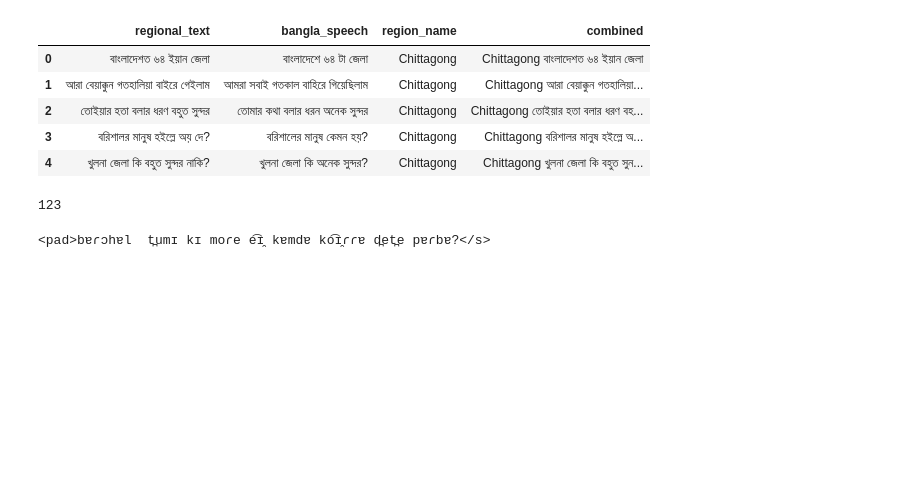
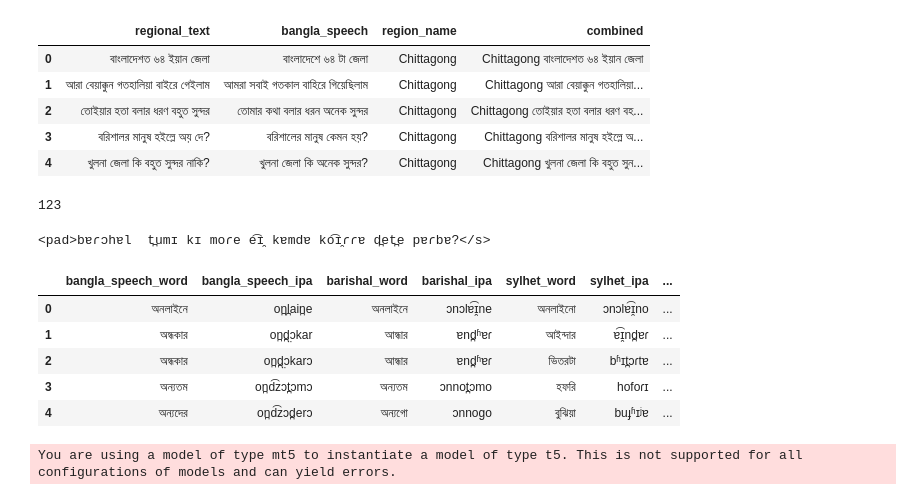
Before and after one commit to farhanarrafi/proto-language-reconstruction-using-bengali-dialects, a Jupyter notebook: colab/Proto_language_reconstruction.ipynb, the cells around one changed output. Drawn from its saved outputs; the diff is of its cells as text; code cells hidden in the pictures; blank space fills up the shorter version.

```diff
--- a/colab/Proto_language_reconstruction.ipynb
+++ b/colab/Proto_language_reconstruction.ipynb
@@ -206,3 +232,29 @@ vashantor_sylhet = pd.read_csv('vashantor_noakhali_ipa_with_bangla_ipa.csv')
 # df['bangla_speech_ipa'] = df['bangla_speech'].progress_apply(lambda x: epi_beng.transliterate(str(x)))
 
 # df.to_csv('vashantor_sylhet_ipa_with_bangla_ipa.csv', index=False)
+# %%
+bangla_w_pie_root = pd.read_csv('bangla_with_pie_roots.csv')
+bangla_without_pie_root = pd.read_csv('bangla_with_no_pie_root_matches.csv')
+# %%
+# Construct input strings from dialectal IPA
+def generate_input(row):
+    return (
+        f"[standard] {row['bangla_speech_ipa']} "
+        f"[barishal] {row['barishal_ipa']} "
+        f"[sylhet] {row['sylhet_ipa']} "
+        f"[mymensingh] {row['mymensingh_ipa']} "
+        f"[noakhali] {row['noakhali_ipa']} "
+        f"[chittagong] {row['chittagong_ipa']}"
+    )
+
+bangla_w_pie_root["input_text"] = bangla_w_pie_root.apply(generate_input, axis=1)
+bangla_w_pie_root["target_text"] = bangla_w_pie_root["PIE_root"]
+# %%
+bangla_w_pie_root.head()
+# %% [output]
+|  | bangla_speech_word | bangla_speech_ipa | barishal_word | barishal_ipa | sylhet_word | sylhet_ipa | ... |
+| 0 | অনলাইনে | on̪l̪ain̪e | অনলাইনে | ɔnɔlɐ͡ɪ̯ne | অনলাইনো | ɔnɔlɐ͡ɪ̯no | ... |
+| 1 | অন্ধকার | on̪d̪̤ɔkar | আন্ধার | ɐnd̪ʱɐɾ | আইন্দার | ɐ͡ɪ̯nd̪ɐɾ | ... |
+| 2 | অন্ধকার | on̪d̪̤ɔkarɔ | আন্ধার | ɐnd̪ʱɐɾ | ভিতরটা | bʱɪt̪ɔɾtɐ | ... |
+| 3 | অন্যতম | on̪d͡zɔt̪ɔmɔ | অন্যতম | ɔnnot̪ɔmo | হফরি | hofoɾɪ | ... |
+| 4 | অন্যদের | on̪d͡zɔd̪erɔ | অন্যগো | ɔnnogo | বুঝিয়া | buɟʱɪʲɐ | ... |
@@ -208,0 +264,6 @@ vashantor_sylhet = pd.read_csv('vashantor_noakhali_ipa_with_bangla_ipa.csv')
+# %%
+# Tokenizer and model
+tokenizer = T5Tokenizer.from_pretrained("google/mt5-small")
+model = T5ForConditionalGeneration.from_pretrained("google/mt5-small").to(device)
+# %% [output]
+You are using a model of type mt5 to instantiate a model of type t5. This is not supported for all configurations of models and can yield errors.
```
Also changed, not shown: parts of 15 cells of this notebook.
